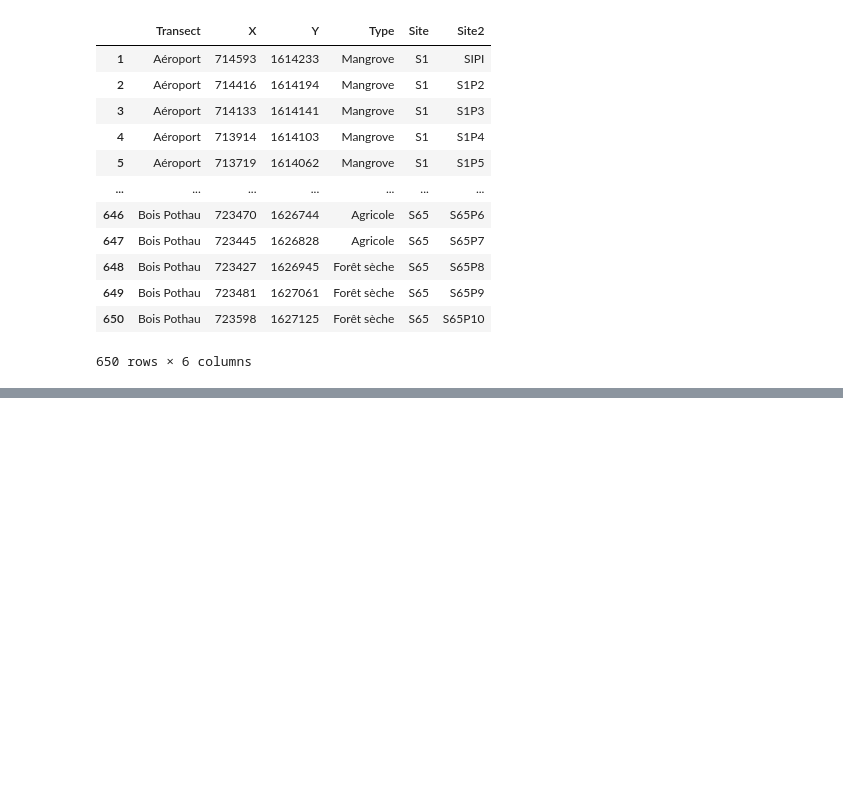
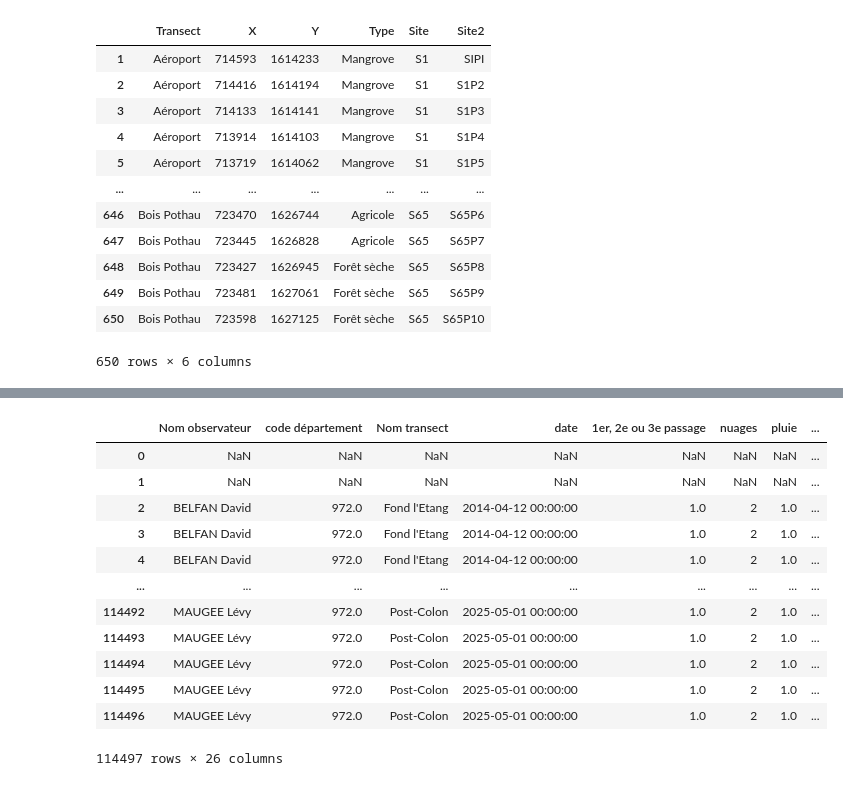
Before and after one commit to baptistepras/birds_biodiversity, a Jupyter notebook: code.ipynb, the cells around one changed output, grey strips where cells are left out. Drawn from its saved outputs; the diff is of its cells as text; code cells hidden in the pictures; blank space fills up the shorter version.

```diff
--- a/code.ipynb
+++ b/code.ipynb
@@ -63,0 +147,16 @@ df_sites
+# %%
+df_observations
+# %% [output]
+|  | Nom observateur | code département | Nom transect | date | 1er, 2e ou 3e passage | nuages | pluie | ... |
+| 0 | NaN | NaN | NaN | NaN | NaN | NaN | NaN | ... |
+| 1 | NaN | NaN | NaN | NaN | NaN | NaN | NaN | ... |
+| 2 | BELFAN David | 972.0 | Fond l'Etang | 2014-04-12 00:00:00 | 1.0 | 2 | 1.0 | ... |
+| 3 | BELFAN David | 972.0 | Fond l'Etang | 2014-04-12 00:00:00 | 1.0 | 2 | 1.0 | ... |
+| 4 | BELFAN David | 972.0 | Fond l'Etang | 2014-04-12 00:00:00 | 1.0 | 2 | 1.0 | ... |
+| ... | ... | ... | ... | ... | ... | ... | ... | ... |
+| 114492 | MAUGEE Lévy | 972.0 | Post-Colon | 2025-05-01 00:00:00 | 1.0 | 2 | 1.0 | ... |
+| 114493 | MAUGEE Lévy | 972.0 | Post-Colon | 2025-05-01 00:00:00 | 1.0 | 2 | 1.0 | ... |
+| 114494 | MAUGEE Lévy | 972.0 | Post-Colon | 2025-05-01 00:00:00 | 1.0 | 2 | 1.0 | ... |
+| 114495 | MAUGEE Lévy | 972.0 | Post-Colon | 2025-05-01 00:00:00 | 1.0 | 2 | 1.0 | ... |
+| 114496 | MAUGEE Lévy | 972.0 | Post-Colon | 2025-05-01 00:00:00 | 1.0 | 2 | 1.0 | ... |
+114497 rows × 26 columns
```
Also changed, not shown: parts of 4 cells of this notebook, 1 other file.
